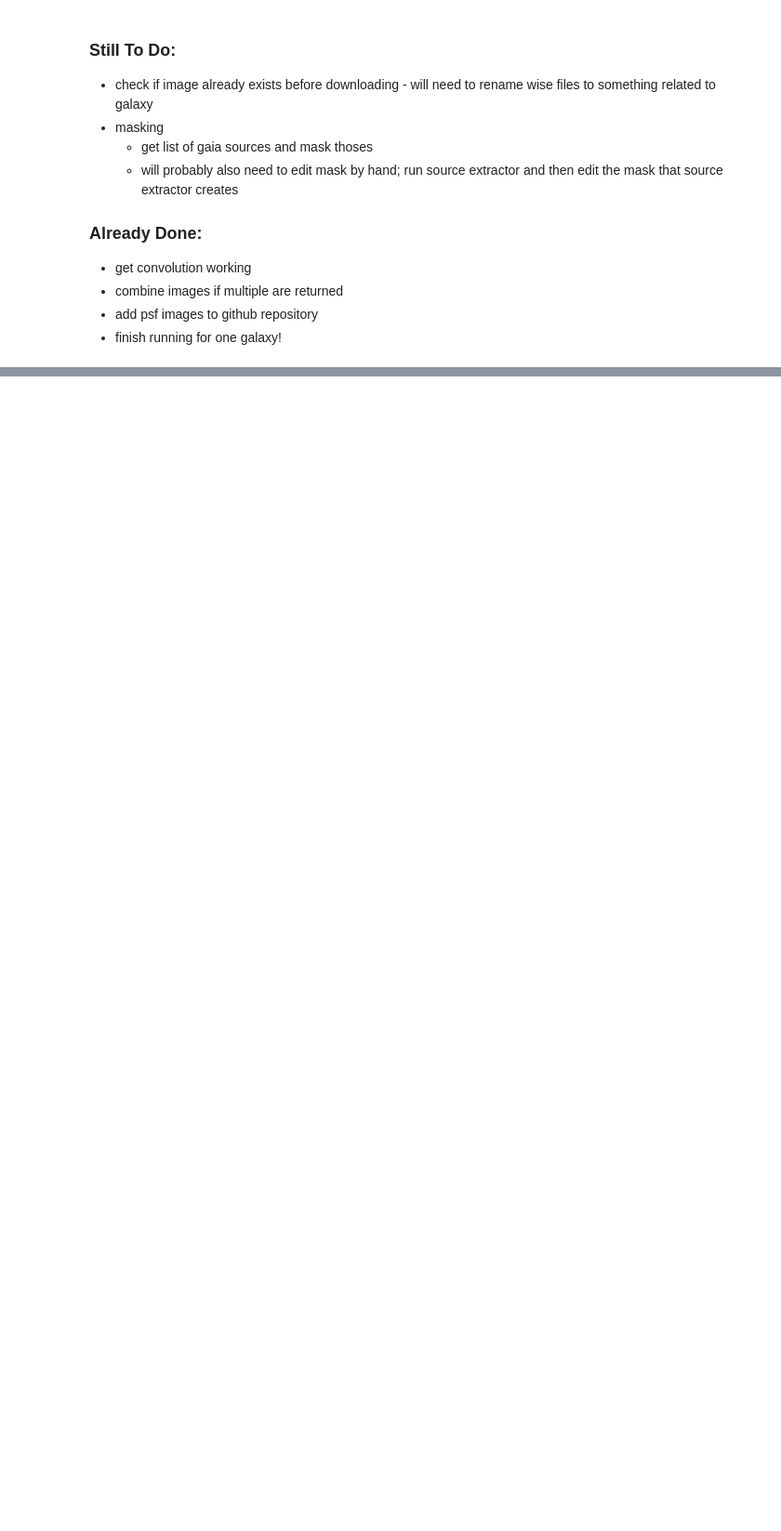
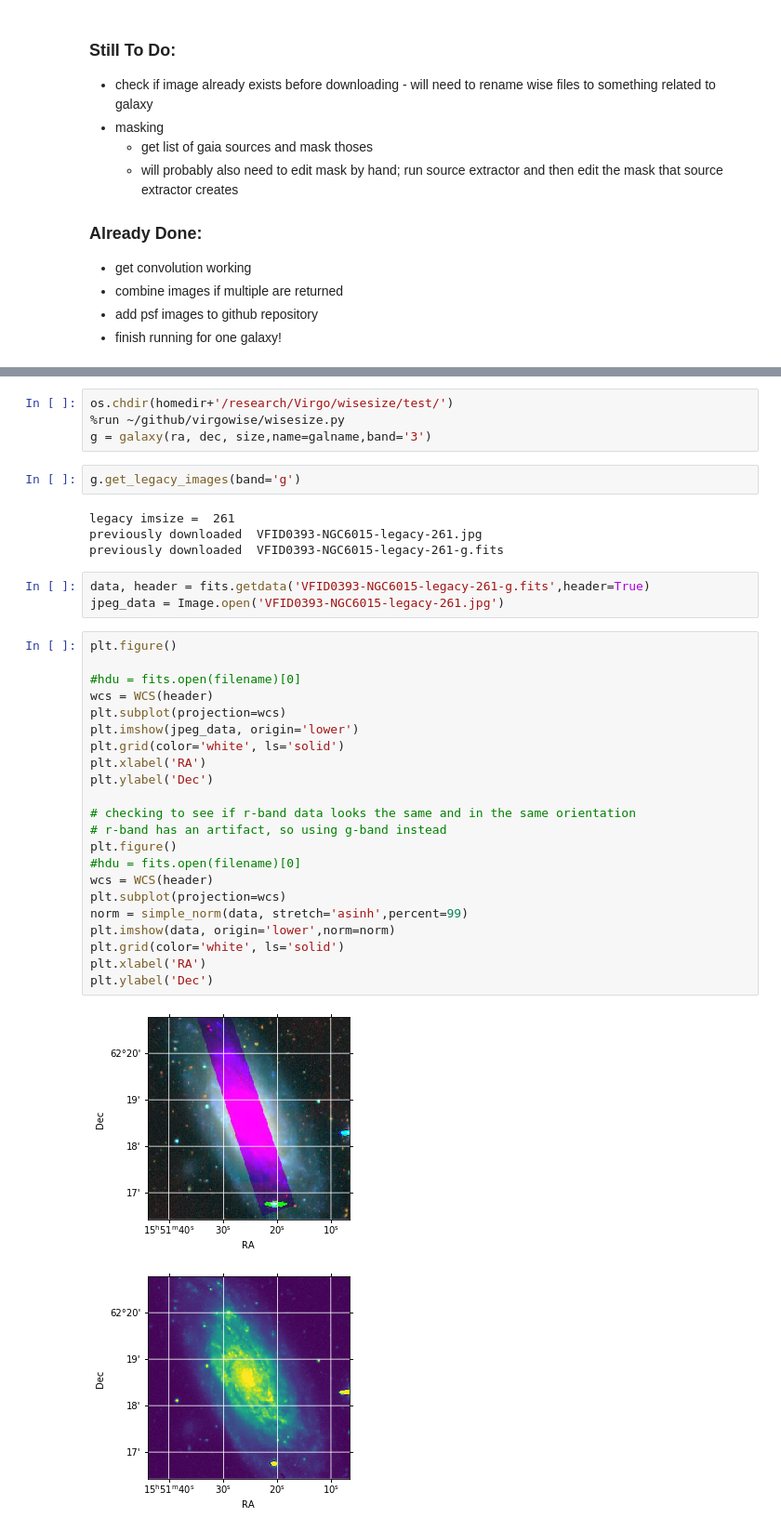
Before and after one commit to rfinn/virgowise, a Jupyter notebook: notebooks/howto-run-wisesize.ipynb, the cells around one changed output, grey strips where cells are left out. Shown at 93% size. Cells and saved outputs as stored; diff of their text form; blank space fills up the shorter version.

Commit message:
example of wcs with jpeg image

```diff
--- a/notebooks/howto-run-wisesize.ipynb
+++ b/notebooks/howto-run-wisesize.ipynb
@@ -351,0 +351,38 @@ elapsed time = 68.0 sec
+# %%
+os.chdir(homedir+'/research/Virgo/wisesize/test/')
+%run ~/github/virgowise/wisesize.py
+g = galaxy(ra, dec, size,name=galname,band='3')
+# %%
+g.get_legacy_images(band='g')
+# %% [output]
+legacy imsize =  261
+previously downloaded  VFID0393-NGC6015-legacy-261.jpg
+previously downloaded  VFID0393-NGC6015-legacy-261-g.fits
+# %%
+data, header = fits.getdata('VFID0393-NGC6015-legacy-261-g.fits',header=True)
+jpeg_data = Image.open('VFID0393-NGC6015-legacy-261.jpg')
+# %%
+plt.figure()
+
+#hdu = fits.open(filename)[0]
+wcs = WCS(header)
+plt.subplot(projection=wcs)
+plt.imshow(jpeg_data, origin='lower')
+plt.grid(color='white', ls='solid')
+plt.xlabel('RA')
+plt.ylabel('Dec')
+
+# checking to see if r-band data looks the same and in the same orientation
+# r-band has an artifact, so using g-band instead
+plt.figure()
+#hdu = fits.open(filename)[0]
+wcs = WCS(header)
+plt.subplot(projection=wcs)
+norm = simple_norm(data, stretch='asinh',percent=99)
+plt.imshow(data, origin='lower',norm=norm)
+plt.grid(color='white', ls='solid')
+plt.xlabel('RA')
+plt.ylabel('Dec')
+# %% [output]
+[figure, added]
+[figure, added]
```
Also changed, not shown: parts of 14 cells of this notebook, 1 other file.
